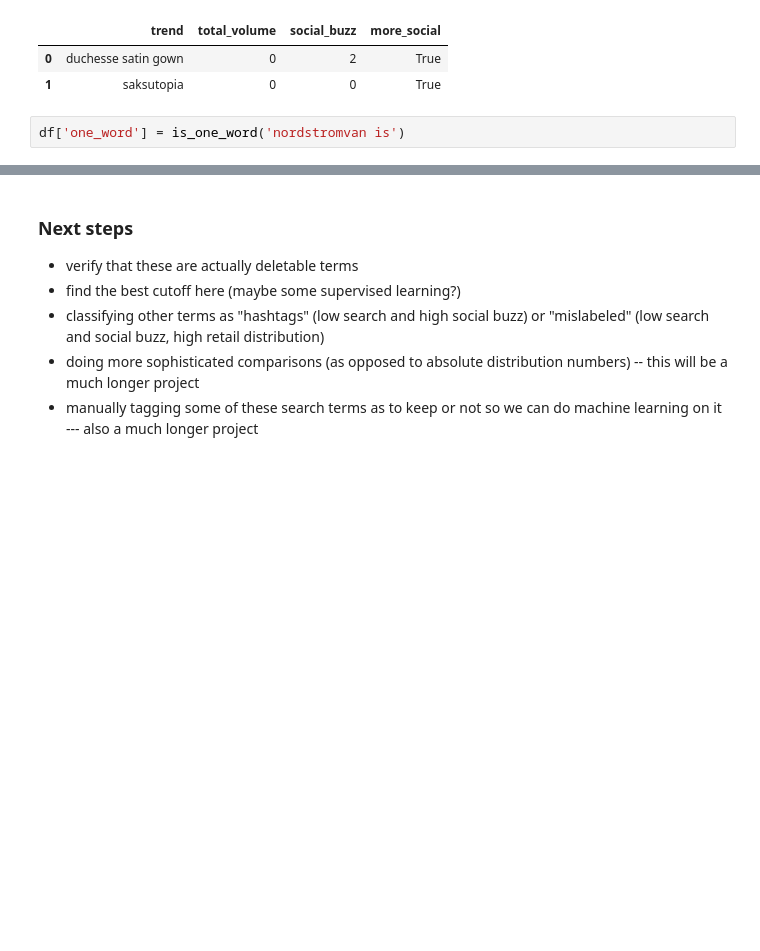
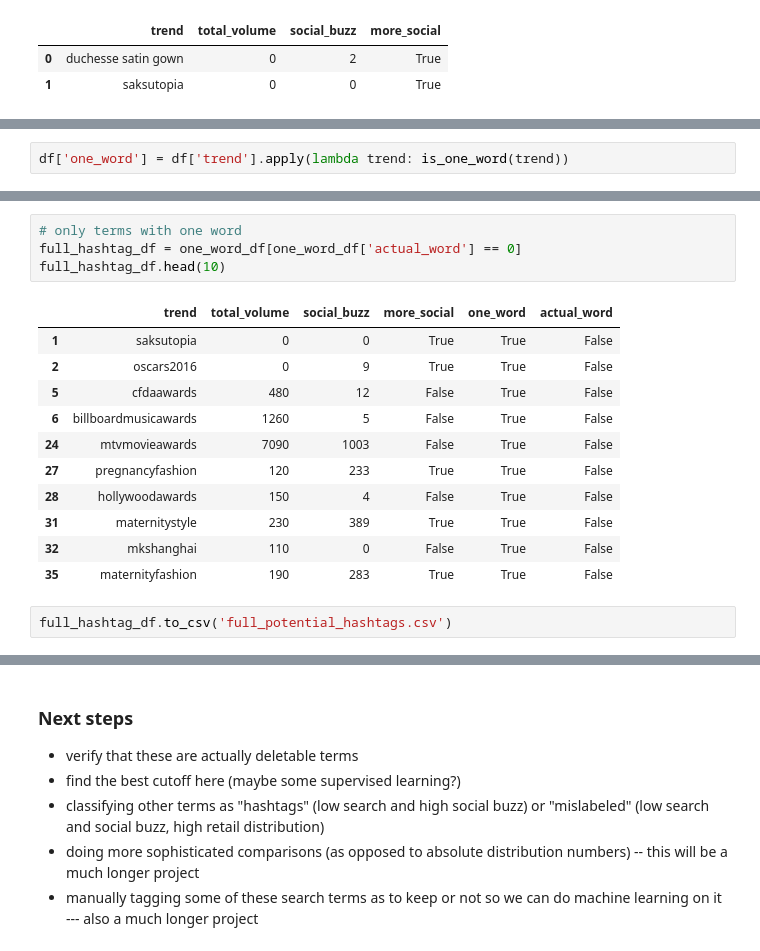
Before and after one commit to belindazeng/search, a Jupyter notebook: Hashtags.ipynb, the cells around one changed output, grey strips where cells are left out. Drawn from its saved outputs; the diff is of its cells as text; blank space fills up the shorter version.

```diff
--- a/Hashtags.ipynb
+++ b/Hashtags.ipynb
@@ -502,5 +502,3 @@ df.head(2)
 |  | trend | total_volume | social_buzz | more_social |
 | 0 | duchesse satin gown | 0 | 2 | True |
 | 1 | saksutopia | 0 | 0 | True |
-# %%
-df['one_word'] = is_one_word('nordstromvan is')
@@ -508,0 +505,2 @@ False
+# %%
+df['one_word'] = df['trend'].apply(lambda trend: is_one_word(trend))
@@ -508,0 +567,18 @@ False
+# %%
+# only terms with one word
+full_hashtag_df = one_word_df[one_word_df['actual_word'] == 0]
+full_hashtag_df.head(10)
+# %% [output]
+|  | trend | total_volume | social_buzz | more_social | one_word | actual_word |
+| 1 | saksutopia | 0 | 0 | True | True | False |
+| 2 | oscars2016 | 0 | 9 | True | True | False |
+| 5 | cfdaawards | 480 | 12 | False | True | False |
+| 6 | billboardmusicawards | 1260 | 5 | False | True | False |
+| 24 | mtvmovieawards | 7090 | 1003 | False | True | False |
+| 27 | pregnancyfashion | 120 | 233 | True | True | False |
+| 28 | hollywoodawards | 150 | 4 | False | True | False |
+| 31 | maternitystyle | 230 | 389 | True | True | False |
+| 32 | mkshanghai | 110 | 0 | False | True | False |
+| 35 | maternityfashion | 190 | 283 | True | True | False |
+# %%
+full_hashtag_df.to_csv('full_potential_hashtags.csv')
```
Also changed, not shown: parts of 26 cells of this notebook, 4 other files.
